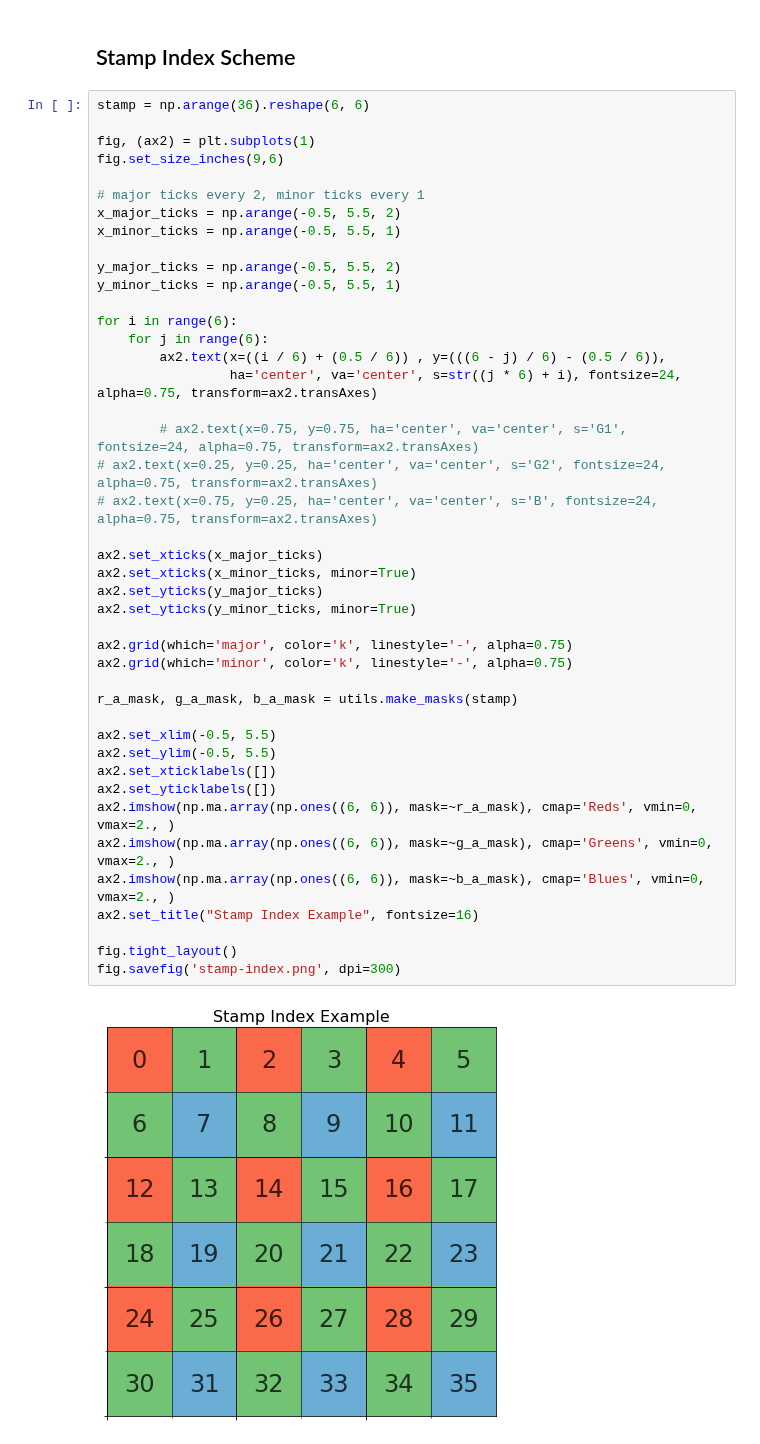
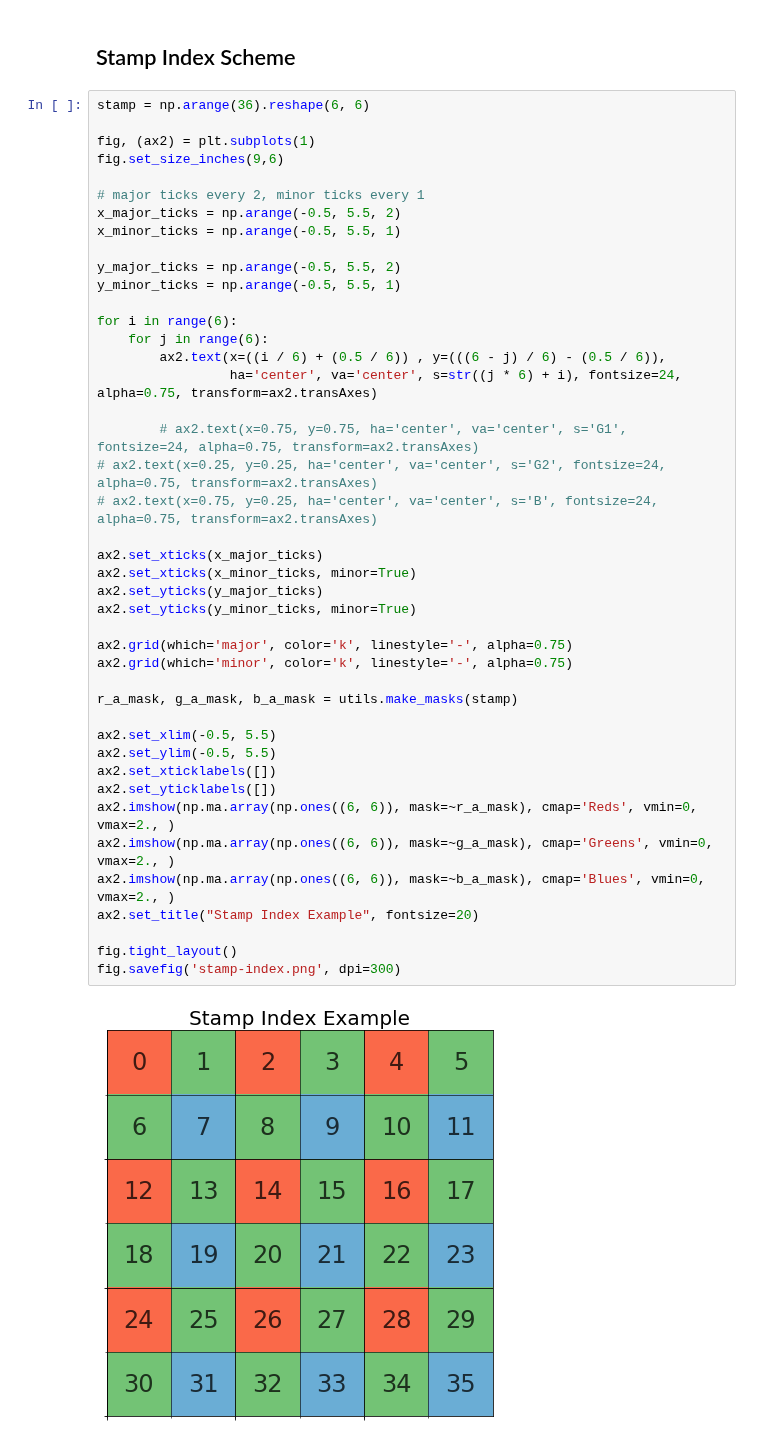
Before and after one commit to panoptes/panoptes-pipeline, a Jupyter notebook: examples/notebooks/Superpixels-And-Stamps.ipynb, the cells around one changed output. Cells and saved outputs as stored; diff of their text form.

Commit message:
Make them titles bigger!

```diff
--- a/examples/notebooks/Superpixels-And-Stamps.ipynb
+++ b/examples/notebooks/Superpixels-And-Stamps.ipynb
@@ -71,32 +71,32 @@ y_minor_ticks = np.arange(-0.5, 5.5, 1)
 for i in range(6):
     for j in range(6):
         ax2.text(x=((i / 6) + (0.5 / 6)) , y=(((6 - j) / 6) - (0.5 / 6)),
                  ha='center', va='center', s=str((j * 6) + i), fontsize=24, alpha=0.75, transform=ax2.transAxes)
 
         # ax2.text(x=0.75, y=0.75, ha='center', va='center', s='G1', fontsize=24, alpha=0.75, transform=ax2.transAxes)
 # ax2.text(x=0.25, y=0.25, ha='center', va='center', s='G2', fontsize=24, alpha=0.75, transform=ax2.transAxes)
 # ax2.text(x=0.75, y=0.25, ha='center', va='center', s='B', fontsize=24, alpha=0.75, transform=ax2.transAxes)
 
 ax2.set_xticks(x_major_ticks)
 ax2.set_xticks(x_minor_ticks, minor=True)
 ax2.set_yticks(y_major_ticks)
 ax2.set_yticks(y_minor_ticks, minor=True)
 
 ax2.grid(which='major', color='k', linestyle='-', alpha=0.75)
 ax2.grid(which='minor', color='k', linestyle='-', alpha=0.75)
 
 r_a_mask, g_a_mask, b_a_mask = utils.make_masks(stamp)
 
 ax2.set_xlim(-0.5, 5.5)
 ax2.set_ylim(-0.5, 5.5)
 ax2.set_xticklabels([])
 ax2.set_yticklabels([])
 ax2.imshow(np.ma.array(np.ones((6, 6)), mask=~r_a_mask), cmap='Reds', vmin=0, vmax=2., )
 ax2.imshow(np.ma.array(np.ones((6, 6)), mask=~g_a_mask), cmap='Greens', vmin=0, vmax=2., )
 ax2.imshow(np.ma.array(np.ones((6, 6)), mask=~b_a_mask), cmap='Blues', vmin=0, vmax=2., )
-ax2.set_title("Stamp Index Example", fontsize=16)
+ax2.set_title("Stamp Index Example", fontsize=20)
 
 fig.tight_layout()
 fig.savefig('stamp-index.png', dpi=300)
 # %% [output]
-[figure, old version]
+[figure, new version]
```
Also changed, not shown: 1 other file.
